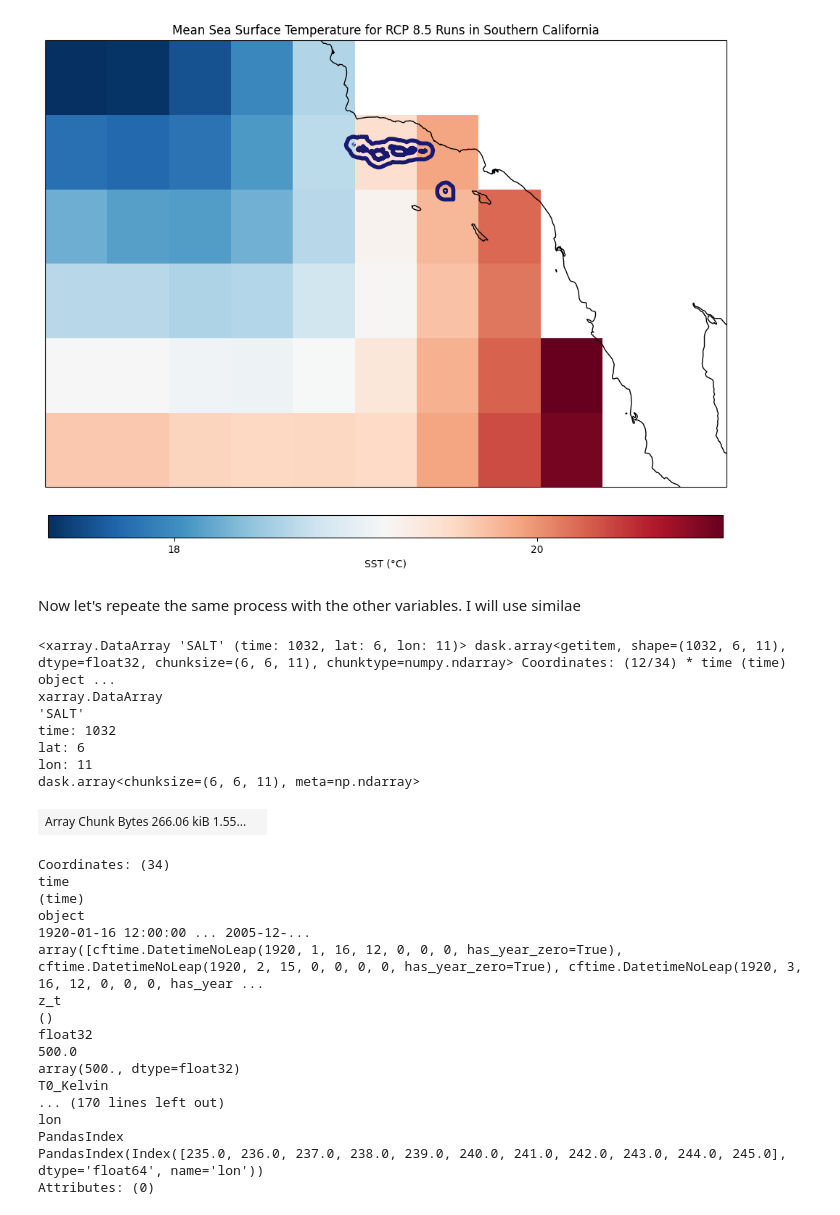
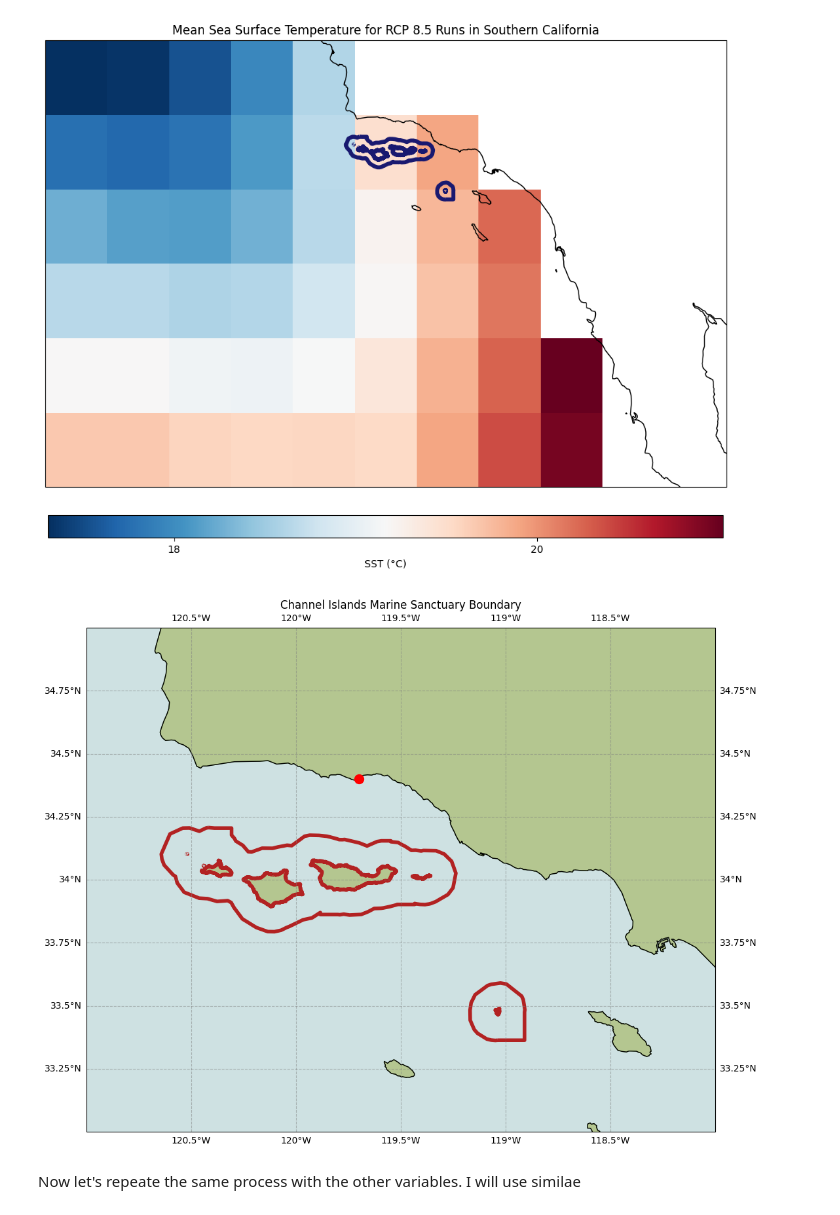
Before and after one commit to Channelislanders/toolkit, a Jupyter notebook: Mapping.ipynb, the cells around one changed output. Cells and saved outputs as stored; diff of their text form; code cells hidden in the pictures.

```diff
--- a/Mapping.ipynb
+++ b/Mapping.ipynb
@@ -507,6 +481,31 @@ ax.set_title('Mean Sea Surface Temperature for RCP 8.5 Runs in Southern Californ
 plt.show()
 # %% [output]
 [figure]
+# %%
+import cartopy
+
+#lets plot the shape file by itself
+fig = plt.figure(figsize=(15, 10))
+ax = plt.axes(projection=ccrs.PlateCarree())
+shp.boundary.plot(ax=ax,
+                  color='firebrick',
+                  linewidth=4)
+#Lets add coastlines
+ax.coastlines()
+#Lets highlight santa barbara county
+ax.set_extent([-121, -118, 33, 35])
+#Lets put a pin on santa barbara
+ax.plot(-119.7, 34.4, 'ro', markersize=10, transform=ccrs.PlateCarree())
+#Lets make the ocean blue
+ax.add_feature(cartopy.feature.OCEAN, color = 'cadetblue', alpha = 0.3)
+#lets make the land green
+ax.add_feature(cartopy.feature.LAND, edgecolor='black', color = 'olivedrab', alpha = 0.5)
+#lets make it look like a real map
+ax.gridlines(draw_labels=True, color='gray', alpha=0.5, linestyle='--')
+ax.set_title('Channel Islands Marine Sanctuary Boundary')
+plt.show()
+# %% [output]
+[figure, added]
 # %% [markdown]
 Now let's repeate the same process with the other variables. I will use similae
 # %%
@@ -527,33 +526,7 @@ SALT_RCP85_final = SALT_RCP85_final.SALT.mean(dim = "member_id")
 SALT_20C_final = SALT_20C_final.sel(z_t=0, method = "nearest")
 SALT_RCP85_final = SALT_RCP85_final.sel(z_t=0, method = "nearest")
 
-SALT_20C_final
+SALT_20C_final.to_netcdf("SALT_20C_final.nc")
-# %% [output]
-<xarray.DataArray 'SALT' (time: 1032, lat: 6, lon: 11)> dask.array<getitem, shape=(1032, 6, 11), dtype=float32, chunksize=(6, 6, 11), chunktype=numpy.ndarray> Coordinates: (12/34) * time (time) object ...
-xarray.DataArray
-'SALT'
-time: 1032
-lat: 6
-lon: 11
-dask.array<chunksize=(6, 6, 11), meta=np.ndarray>
-| Array Chunk Bytes 266.06 kiB 1.55... |  |
-Coordinates: (34)
-time
-(time)
-object
-1920-01-16 12:00:00 ... 2005-12-...
-array([cftime.DatetimeNoLeap(1920, 1, 16, 12, 0, 0, 0, has_year_zero=True), cftime.DatetimeNoLeap(1920, 2, 15, 0, 0, 0, 0, has_year_zero=True), cftime.DatetimeNoLeap(1920, 3, 16, 12, 0, 0, 0, has_year ...
-z_t
-()
-float32
-500.0
-array(500., dtype=float32)
-T0_Kelvin
-... (170 lines left out)
-lon
-PandasIndex
-PandasIndex(Index([235.0, 236.0, 237.0, 238.0, 239.0, 240.0, 241.0, 242.0, 243.0, 244.0, 245.0], dtype='float64', name='lon'))
-Attributes: (0)
 # %%
 # Plot the subset data
 fig = plt.figure(figsize=(15, 10))
```
Also changed, not shown: parts of 1 cell of this notebook, 3 other files.
